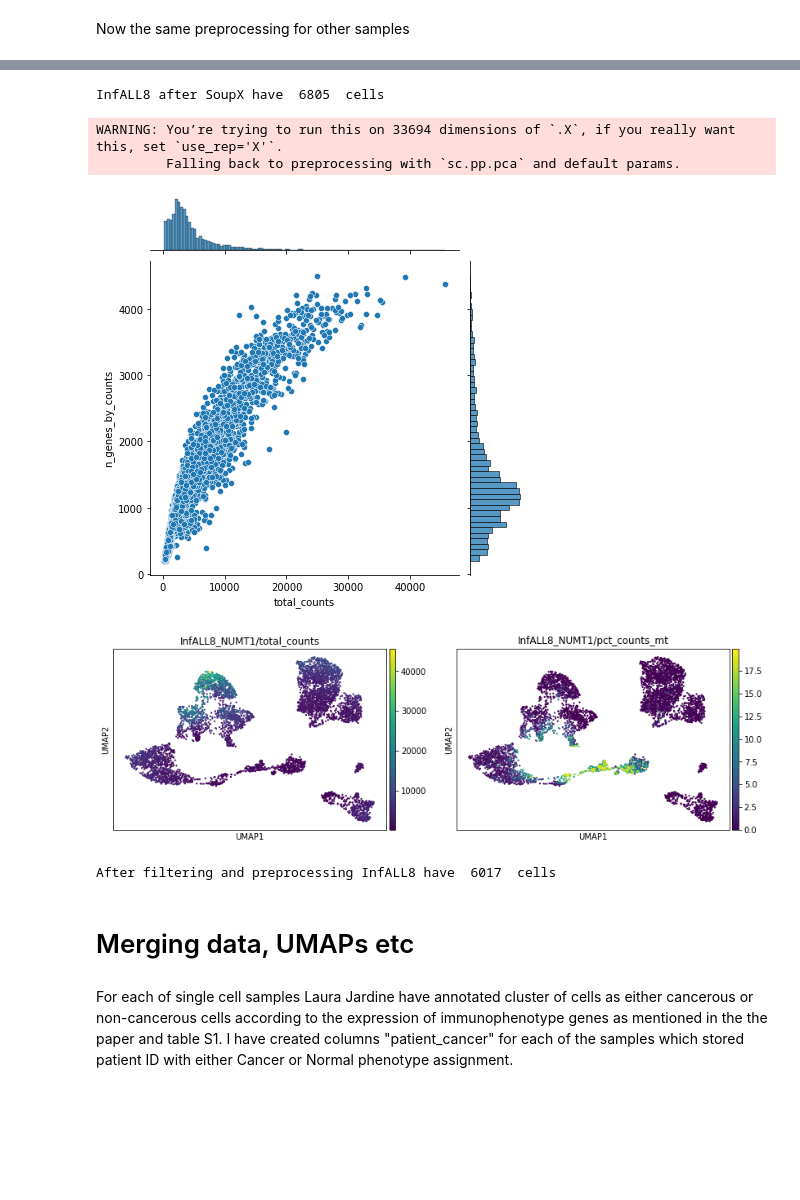
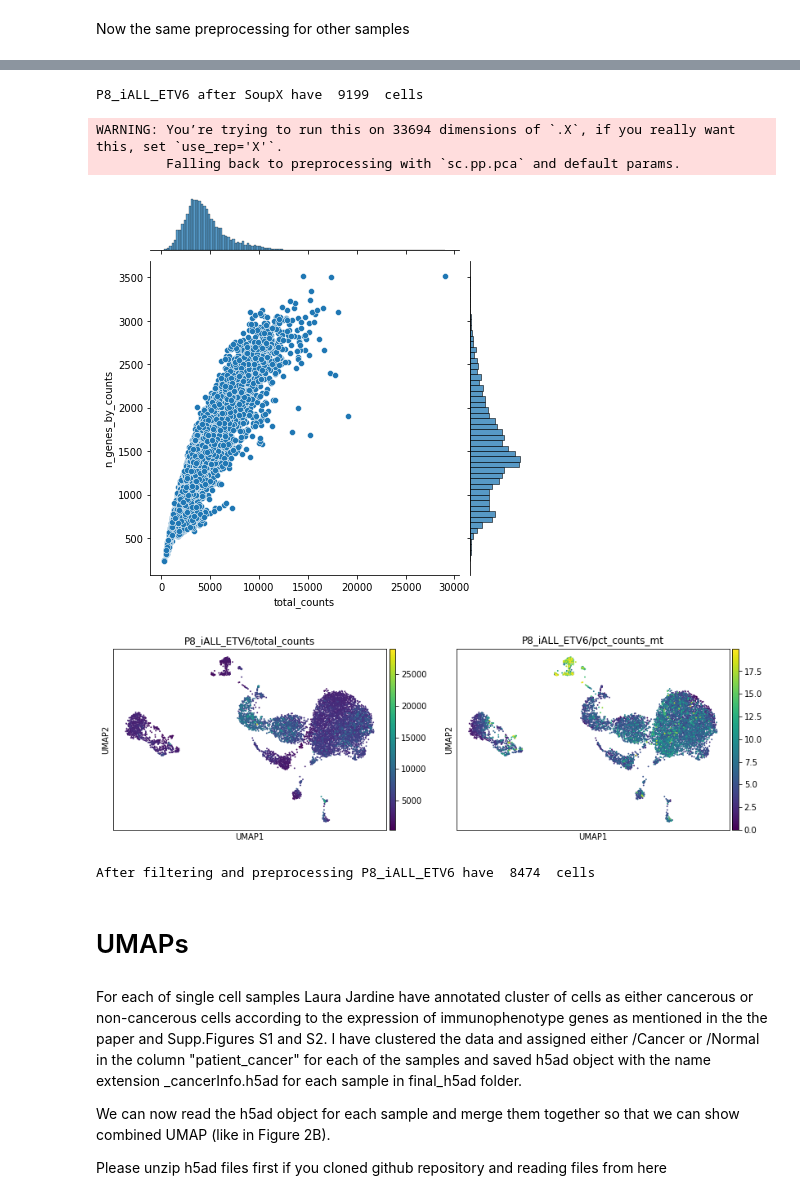
Before and after one commit to kheleon/leukemia-paper, a Jupyter notebook: Leukemia_data_analysis_final.ipynb, the cells around one changed output, grey strips where cells are left out. Saved outputs shown, nothing was run; the diff lists cells and outputs as text; code cells hidden in the pictures; blank space fills up the shorter version.

```diff
--- a/Leukemia_data_analysis_final.ipynb
+++ b/Leukemia_data_analysis_final.ipynb
@@ -417,36 +439,44 @@ After filtering and preprocessing InfALL7 have  8474  cells
 # %%
 # Read SoupX processed data
-adata_infALL8 = sc.read_10x_mtx('data/single_cell_data/SoupX_processed_counts/ALL_AML_3/InfALL8_NUMT1_Jacks_Dx_strained/', var_names='gene_symbols', cache=True)
-adata_infALL8.raw = adata_infALL8
-print('InfALL8 after SoupX have ', adata_infALL8.shape[0], ' cells')
-sc.pp.filter_cells(adata_infALL8, min_genes=200)
-adata_infALL8.var['mt'] = adata_infALL8.var_names.str.startswith('MT-')
-sc.pp.calculate_qc_metrics(adata_infALL8, qc_vars=['mt'], percent_top=None, log1p=False, inplace=True)
+adata_P8_iALL_ETV6 = sc.read_10x_mtx('data/single_cell_data/SoupX_processed_counts/ALL_AML_3/P8_iALL_ETV6_LK326_Dx_strained/', var_names='gene_symbols')
+adata_P8_iALL_ETV6.raw = adata_P8_iALL_ETV6
+adata_P8_iALL_ETV6.obs_names = adata_P8_iALL_ETV6.obs_names+'-P8_iALL_ETV6'
+
+print('P8_iALL_ETV6 after SoupX have ', adata_P8_iALL_ETV6.shape[0], ' cells')
+sc.pp.filter_cells(adata_P8_iALL_ETV6, min_genes=200)
+adata_P8_iALL_ETV6.var['mt'] = adata_P8_iALL_ETV6.var_names.str.startswith('MT-')
+sc.pp.calculate_qc_metrics(adata_P8_iALL_ETV6, qc_vars=['mt'], percent_top=None, log1p=False, inplace=True)
 # filter cells with mito content >20%
-adata_infALL8 = adata_infALL8[adata_infALL8.obs.pct_counts_mt<20].copy()
-sns.jointplot(data=adata_infALL8.obs, x="total_counts", y="n_genes_by_counts")
-sc.pp.normalize_per_cell(adata_infALL8, counts_per_cell_after=1e4)
-sc.pp.log1p(adata_infALL8)
-sc.pp.neighbors(adata_infALL8)
-sc.tl.umap(adata_infALL8)
-sc.pl.umap(adata_infALL8, color = ['total_counts','pct_counts_mt'], title = ['InfALL8_NUMT1/total_counts','InfALL8_NUMT1/pct_counts_mt'])
+adata_P8_iALL_ETV6 = adata_P8_iALL_ETV6[adata_P8_iALL_ETV6.obs.pct_counts_mt<20].copy()
+sns.jointplot(data=adata_P8_iALL_ETV6.obs, x="total_counts", y="n_genes_by_counts")
+sc.pp.normalize_per_cell(adata_P8_iALL_ETV6, counts_per_cell_after=1e4)
+sc.pp.log1p(adata_P8_iALL_ETV6)
+sc.pp.neighbors(adata_P8_iALL_ETV6)
+sc.tl.umap(adata_P8_iALL_ETV6)
+sc.pl.umap(adata_P8_iALL_ETV6, color = ['total_counts','pct_counts_mt'], title = ['P8_iALL_ETV6/total_counts','P8_iALL_ETV6/pct_counts_mt'])
 
-print('After filtering and preprocessing InfALL8 have ', adata_infALL8.shape[0], ' cells')
+print('After filtering and preprocessing P8_iALL_ETV6 have ', adata_P8_iALL_ETV6.shape[0], ' cells')
+#adata_P8_iALL_ETV6.write_h5ad('data/single_cell_data/final_h5ad/P8_iALL_ETV6_Dx_RAW.h5ad')
 # %% [output]
-InfALL8 after SoupX have  6805  cells
+P8_iALL_ETV6 after SoupX have  9199  cells
 WARNING: You’re trying to run this on 33694 dimensions of `.X`, if you really want this, set `use_rep='X'`.
          Falling back to preprocessing with `sc.pp.pca` and default params.
-[figure, old version]
+[figure, new version]
-[figure, old version]
+[figure, new version]
-After filtering and preprocessing InfALL8 have  6017  cells
+After filtering and preprocessing P8_iALL_ETV6 have  8474  cells
 # %% [markdown]
-<a id='cluster'></a>
+<a id='umap'></a>
 
 
 
-# Merging data, UMAPs etc
+# UMAPs
 # %% [markdown]
-For each of single cell samples Laura Jardine have annotated cluster of cells as either cancerous or non-cancerous cells according to the expression of immunophenotype genes as mentioned in the the paper and table S1. I have created columns "patient_cancer" for each of the samples which stored patient ID with either Cancer or Normal phenotype assignment.
+For each of single cell samples Laura Jardine have annotated cluster of cells as either cancerous or non-cancerous cells according to the expression of immunophenotype genes as mentioned in the the paper and Supp.Figures S1 and S2.
+I have clustered the data and assigned either /Cancer or /Normal in the column "patient_cancer" for each of the samples and saved h5ad object with the name extension \_cancerInfo.h5ad for each sample in final_h5ad folder.
+
+We can now read the h5ad object for each sample and merge them together so that we can show combined UMAP (like in Figure 2B).
+
+Please unzip h5ad files first if you cloned github repository and reading files from here
 # %%
 import scanpy as sc
 import pandas as pd
```
Also changed, not shown: parts of 31 cells of this notebook, 7 other files.
